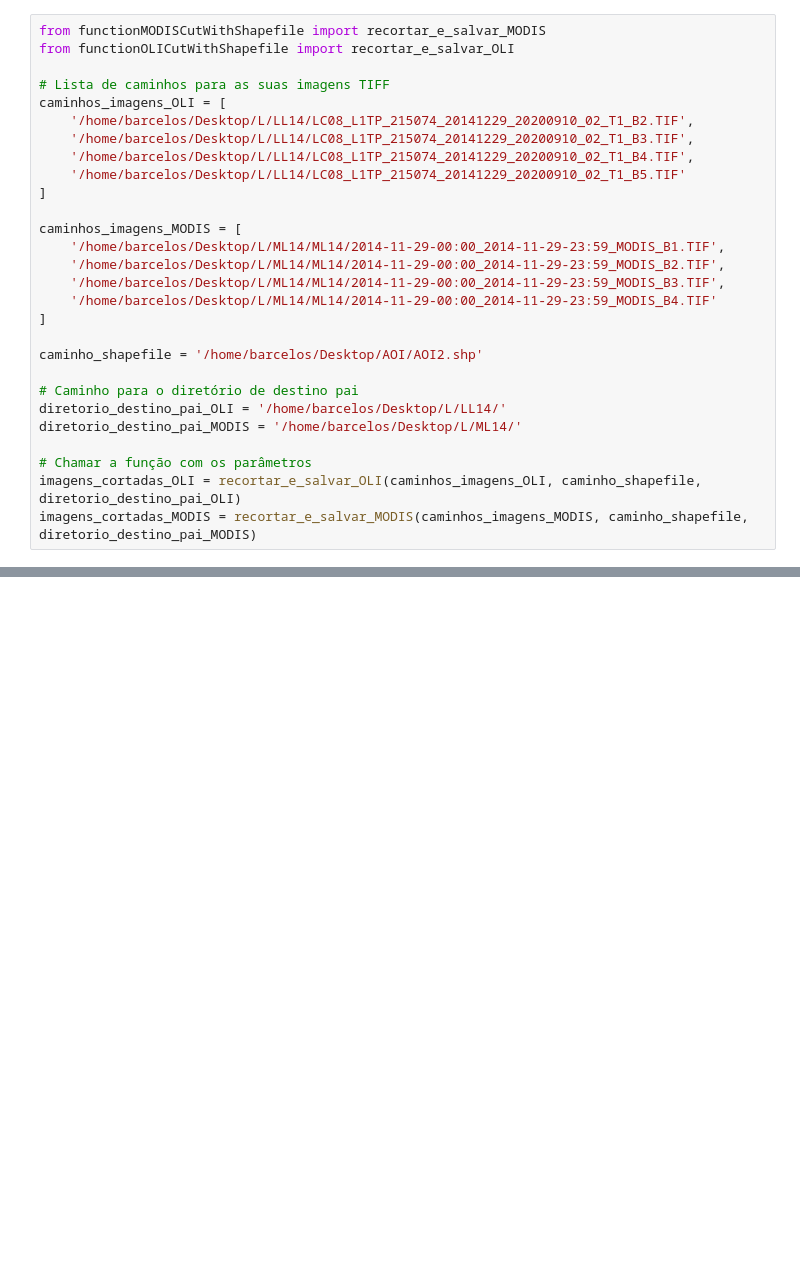
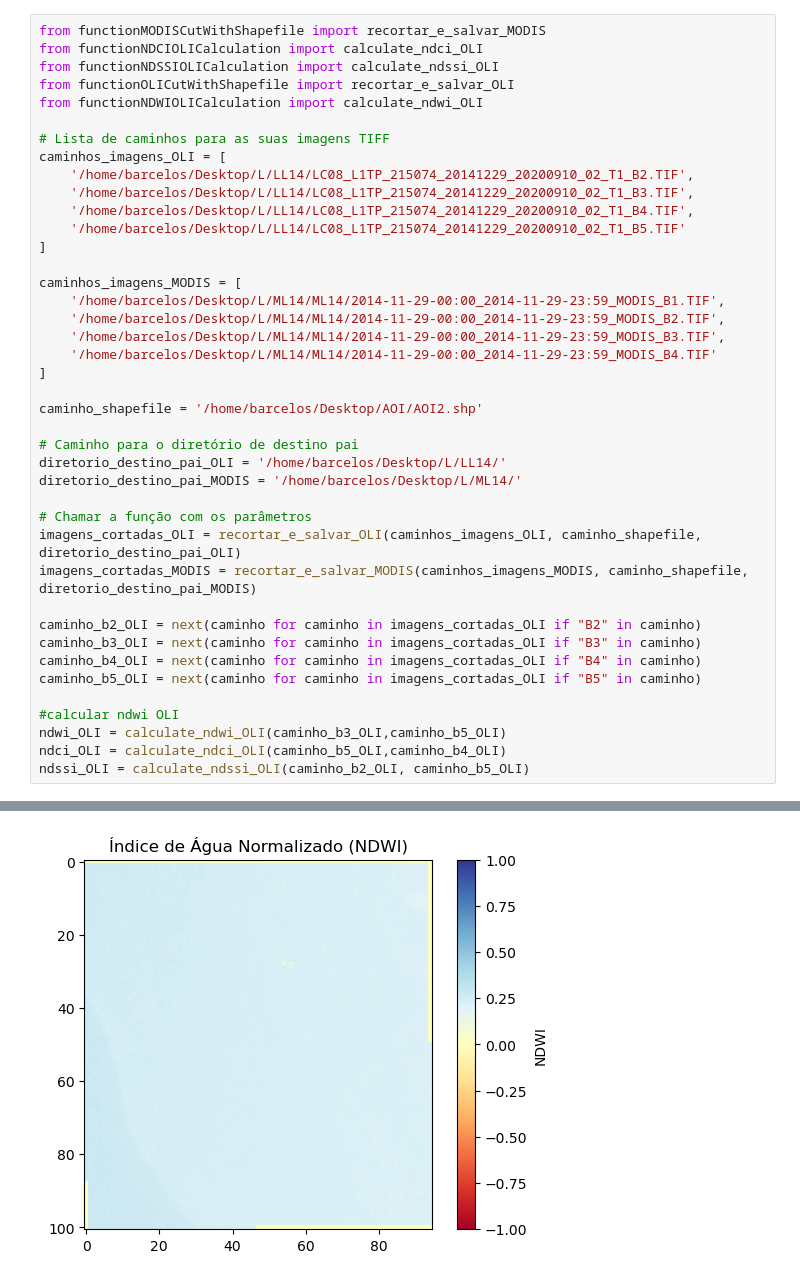
Before and after one commit to mateuspit/tcc2_python, a Jupyter notebook: Linhares14.ipynb, the cells around one changed output, grey strips where cells are left out. Cells and saved outputs as stored; diff of their text form; blank space fills up the shorter version.

```diff
--- a/Linhares14.ipynb
+++ b/Linhares14.ipynb
@@ -1,6 +1,9 @@
 # %%
 from functionMODISCutWithShapefile import recortar_e_salvar_MODIS
+from functionNDCIOLICalculation import calculate_ndci_OLI
+from functionNDSSIOLICalculation import calculate_ndssi_OLI
 from functionOLICutWithShapefile import recortar_e_salvar_OLI
+from functionNDWIOLICalculation import calculate_ndwi_OLI
 
 # Lista de caminhos para as suas imagens TIFF
 caminhos_imagens_OLI = [
@@ -26,6 +29,16 @@ diretorio_destino_pai_MODIS = '/home/barcelos/Desktop/L/ML14/'
 # Chamar a função com os parâmetros
 imagens_cortadas_OLI = recortar_e_salvar_OLI(caminhos_imagens_OLI, caminho_shapefile, diretorio_destino_pai_OLI)
 imagens_cortadas_MODIS = recortar_e_salvar_MODIS(caminhos_imagens_MODIS, caminho_shapefile, diretorio_destino_pai_MODIS)
+
+caminho_b2_OLI = next(caminho for caminho in imagens_cortadas_OLI if "B2" in caminho)
+caminho_b3_OLI = next(caminho for caminho in imagens_cortadas_OLI if "B3" in caminho)
+caminho_b4_OLI = next(caminho for caminho in imagens_cortadas_OLI if "B4" in caminho)
+caminho_b5_OLI = next(caminho for caminho in imagens_cortadas_OLI if "B5" in caminho)
+
+#calcular ndwi OLI
+ndwi_OLI = calculate_ndwi_OLI(caminho_b3_OLI,caminho_b5_OLI)
+ndci_OLI = calculate_ndci_OLI(caminho_b5_OLI,caminho_b4_OLI)
+ndssi_OLI = calculate_ndssi_OLI(caminho_b2_OLI, caminho_b5_OLI)
 # %% [output]
 Imagem OLI recortada salva em: /home/barcelos/Desktop/L/LL14/LL14CUTB2/LC08_L1TP_215074_20141229_20200910_02_T1_B2_CUT.tif
 Imagem OLI recortada salva em: /home/barcelos/Desktop/L/LL14/LL14CUTB3/LC08_L1TP_215074_20141229_20200910_02_T1_B3_CUT.tif
@@ -37,0 +62 @@ Imagem MODIS recortada salva em: /home/barcelos/Desktop/L/ML14/ML14CUTB4/2014-11
+[figure, added]
```
Also changed, not shown: parts of 1 cell of this notebook, 4 other files.
